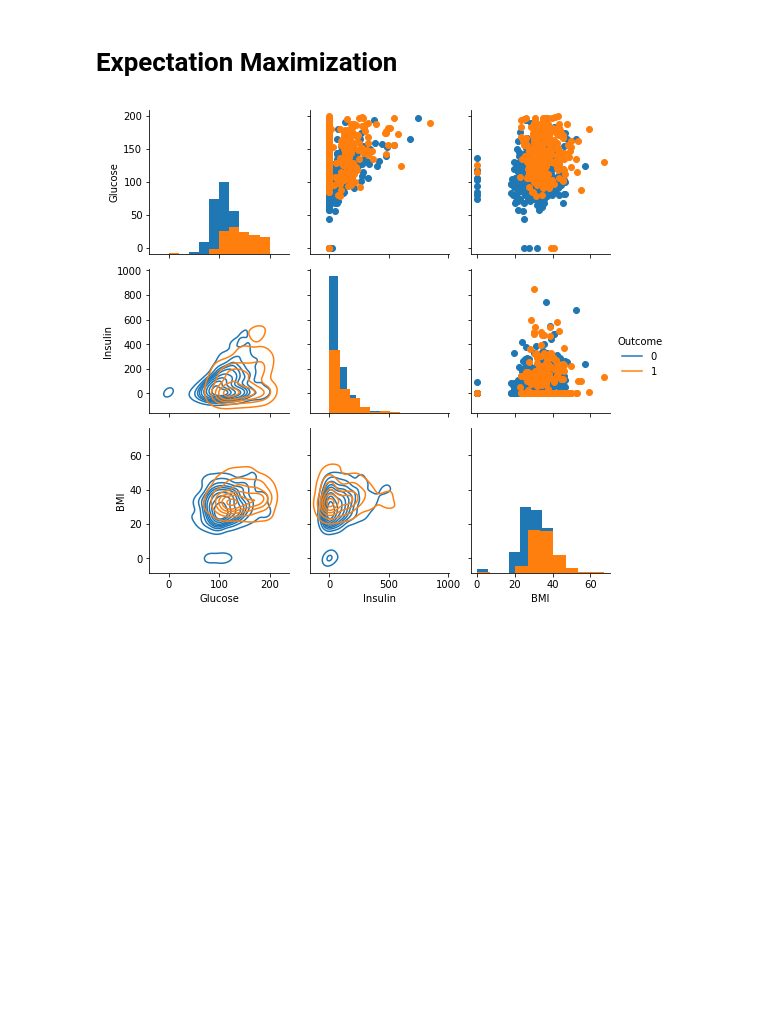
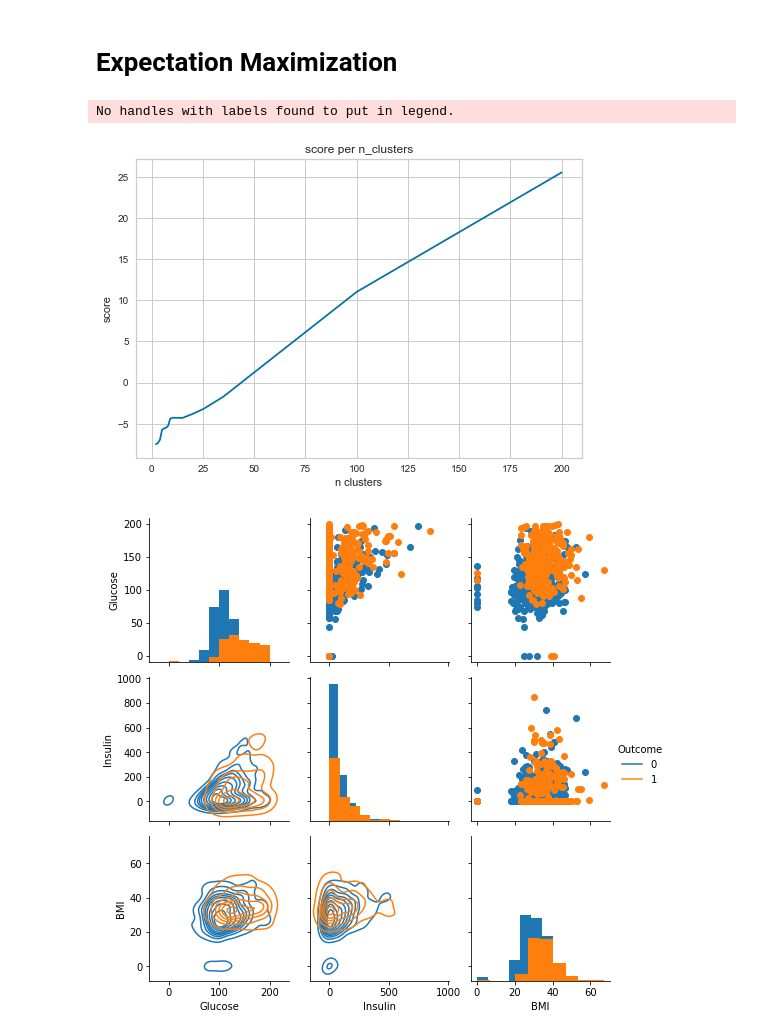
Before and after one commit to jfuerst92/Linothorax, a Jupyter notebook: diabetes.ipynb, the cells around one changed output. Saved outputs shown, nothing was run; the diff lists cells and outputs as text; code cells hidden in the pictures; blank space fills up the shorter version.

```diff
--- a/diabetes.ipynb
+++ b/diabetes.ipynb
@@ -256,10 +256,22 @@ For n_clusters = 10 The average silhouette_score is : 0.15208587602040716
 # %%
 from sklearn.mixture import GaussianMixture as GMM
 # %%
-range_n_clusters = [2, 3, 4, 5, 6, 7, 8, 9, 10]
+range_n_clusters = [2, 3, 4, 5, 6, 7, 8, 9, 10, 15, 20, 25, 30, 35, 100, 200]
+scores = []
 for i in range_n_clusters:
-    gmm = GMM(random_state=13, n_clusters=i)
-    labels = gmm.fit_predict(X_train)
+    gmm = GMM(random_state=13, n_components=i)
+    gmm.fit(X_train)
+    scores.append(gmm.score(X_train, y_train))
+# %%
+plt.plot(range_n_clusters, scores)
+plt.xlabel ("n clusters")
+plt.ylabel ("score")
+plt.legend()
+plt.title ("score per n_clusters")
+plt.show()
+# %% [output]
+No handles with labels found to put in legend.
+[figure, added]
 # %%
 data = pd.read_csv('data/diabetes.csv')
 g = sns.PairGrid(data, vars=['Glucose', 'Insulin', 'BMI'], hue="Outcome", size=2.4)
```
Also changed, not shown: parts of 11 cells of this notebook.
